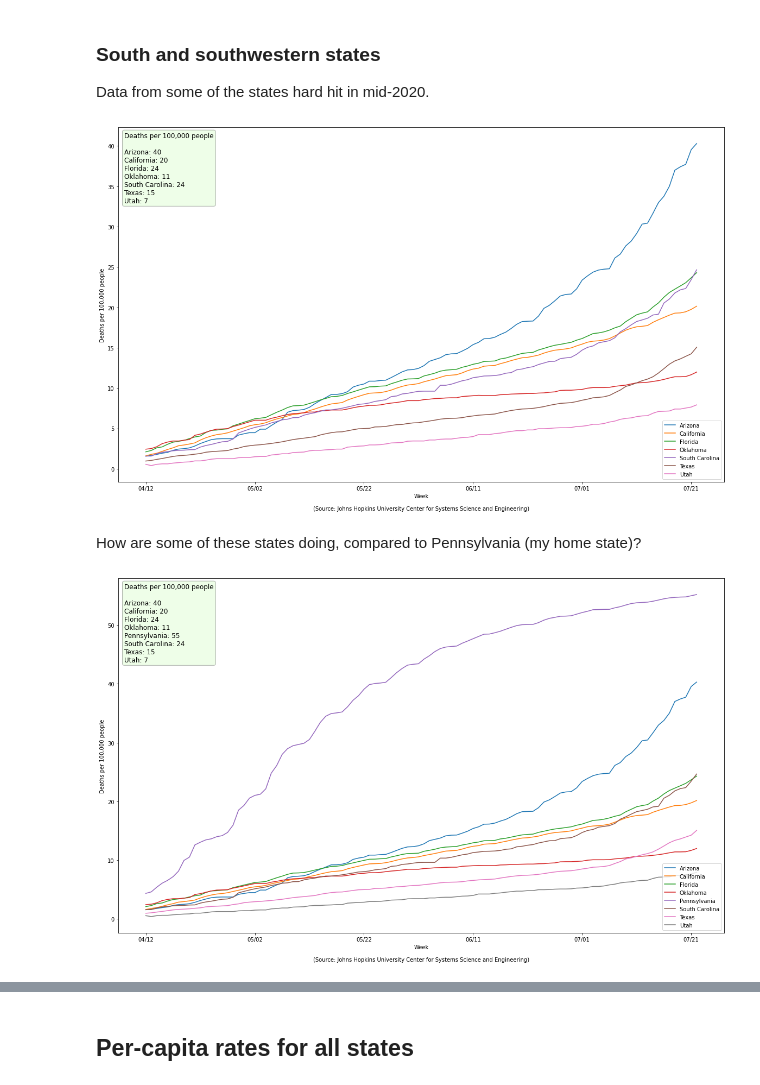
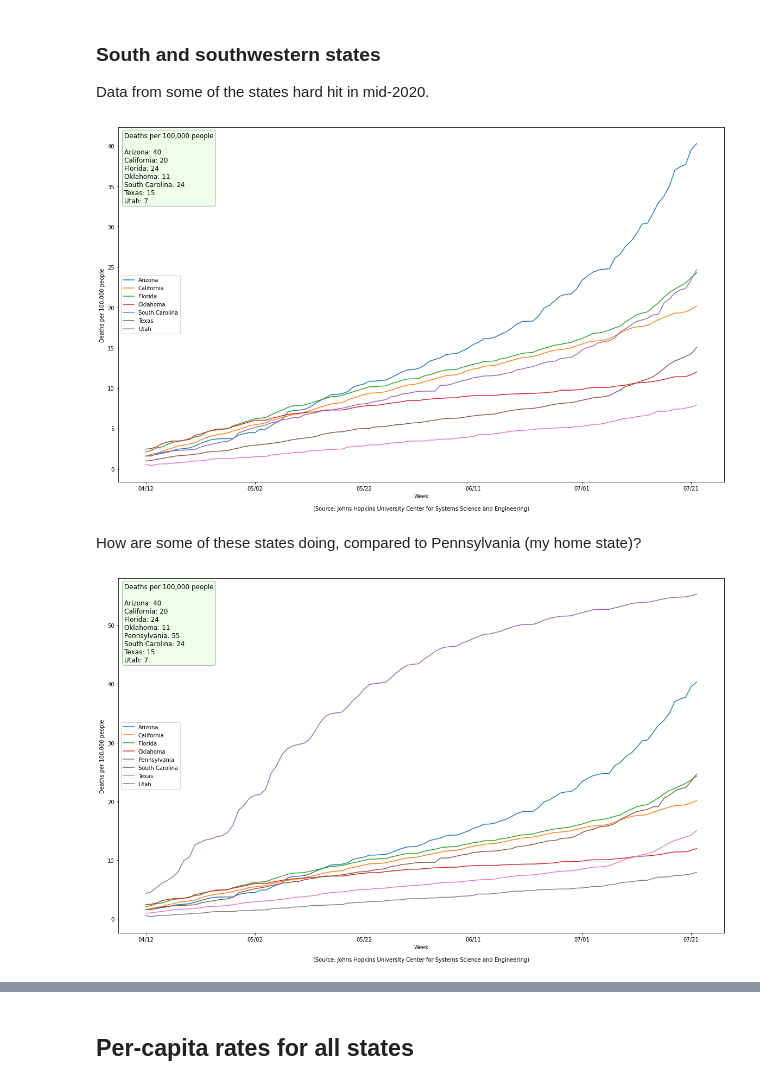
Before and after one commit to bmc/covid19, a Jupyter notebook: johns-hopkins.ipynb, the cells around one changed output, grey strips where cells are left out. Drawn from its saved outputs; the diff is of its cells as text; code cells hidden in the pictures.

```diff
--- a/johns-hopkins.ipynb
+++ b/johns-hopkins.ipynb
@@ -516,19 +516,6 @@ def plot_states(df, states, metric=MetricType.DEATHS, per_n=1,
                       to "lower right"
     image_file      - Name of image file in which to save plot, or None.
     """
-    def fix_legend(ax):
-        # The generated labels look like "(Confirmed, Connecticut)"
-        # or "(Deaths, Connecticut)". Adjust the legend to get rid
-        # of the parentheses and the metric name, leaving only the state.
-        patches, labels = ax.get_legend_handles_labels()
-        pat = re.compile(r'^\([^,\s]+,\s+(.*)\)$')
-        labels2 = []
-        for label in labels:
-            m = pat.match(label)
-            assert m is not None
-            labels2.append(m.group(1))
-        ax.legend(patches, labels2, loc=legend_loc)
-
     # Get a derived DataFrame with just the states passed in.
     # Also, we only care about the Province_State, Month_Day
     # and particular statistic column. Finally, ensure that the
@@ -551,7 +538,7 @@ def plot_states(df, states, metric=MetricType.DEATHS, per_n=1,
 
     # Let Pandas plot the whole thing.
     final_df.plot(ax=ax, kind='line', legend=True)
-    fix_legend(ax)
+    fix_pandas_multiplot_legend(ax, legend_loc)
 
     # Set the X and Y axis labels. Add the credit below the X label,
     # since it's a nice place to stash it without interfering with
@@ -568,7 +555,7 @@ def plot_states(df, states, metric=MetricType.DEATHS, per_n=1,
     heading = "" if textbox_heading is None else f"{textbox_heading}: "
     text_lines = [f"{heading}{label}\n"]
     for state in sorted(states):
-        # Get the last value for the metric. It's the grand totle.
+        # Get the last value for the metric. It's the grand total.
         total = round(int(df2.loc[df2.Province_State == state][metric_col].iloc[-1]))
         text_lines.append(f"{state}: {total:,}")
     textbox(ax, text_x, text_y, '\n'.join(text_lines))
@@ -593,15 +580,17 @@ Data from some of the states hard hit in mid-2020.
 # %%
 s_sw_states = ('Arizona', 'Texas', 'Oklahoma', 'South Carolina', 'Utah', 'California', 'Florida')
 # %%
-plot_states(df, s_sw_states, per_n=100_000, populations=populations, metric=MetricType.DEATHS)
+plot_states(df, s_sw_states, per_n=100_000, populations=populations, metric=MetricType.DEATHS,
+            legend_loc='center left')
 # %% [output]
-[figure, old version]
+[figure, new version]
 # %% [markdown]
 How are some of these states doing, compared to Pennsylvania (my home state)?
 # %%
 s_sw_plus_pa = s_sw_states + ('Pennsylvania',)
 # %%
-plot_states(df, s_sw_plus_pa, per_n=100_000, populations=populations, metric=MetricType.DEATHS)
+plot_states(df, s_sw_plus_pa, per_n=100_000, populations=populations, metric=MetricType.DEATHS,
+            legend_loc='center left')
 # %% [output]
-[figure, old version]
+[figure, new version]
 # %%
```
Also changed, not shown: parts of 1 cell of this notebook.
